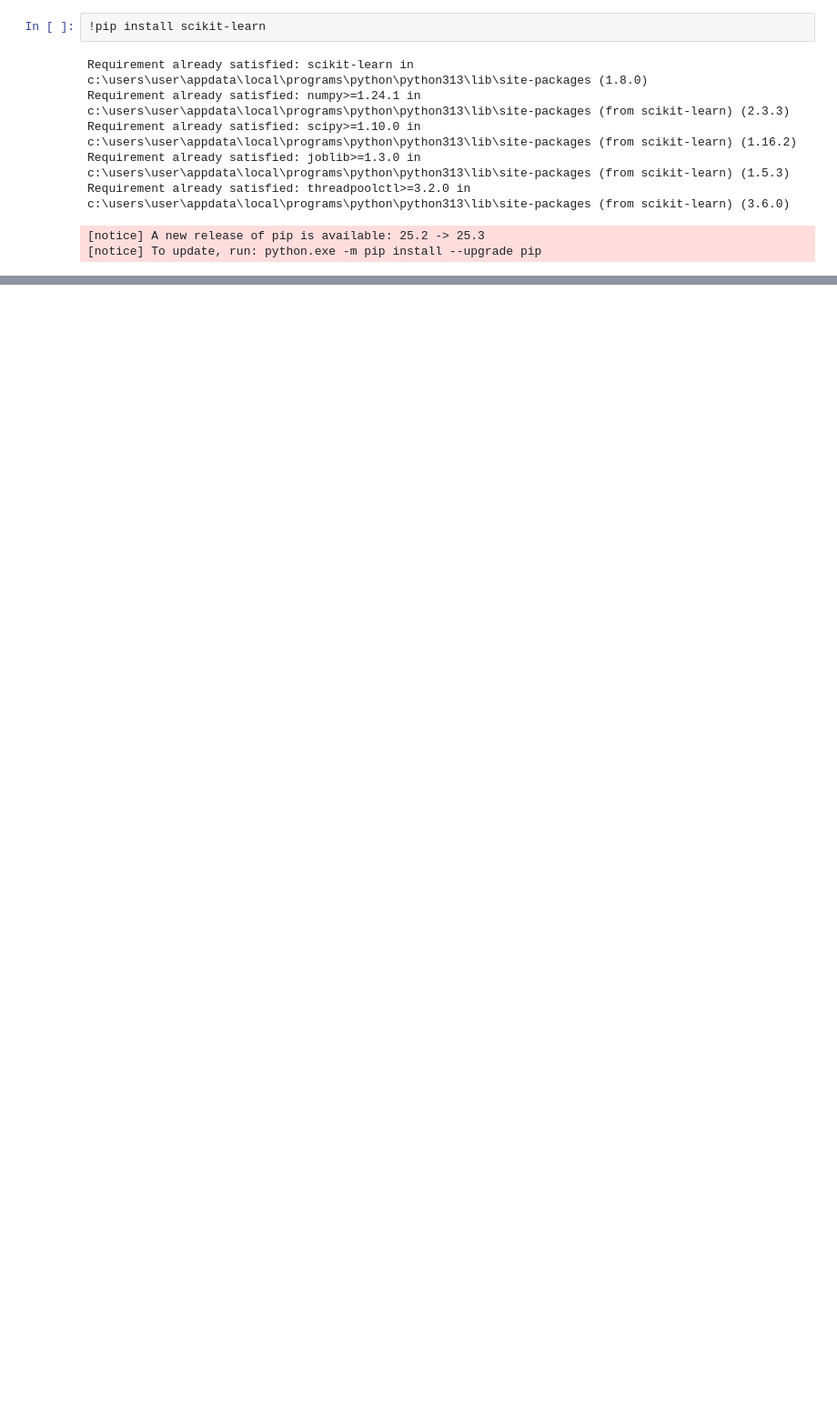
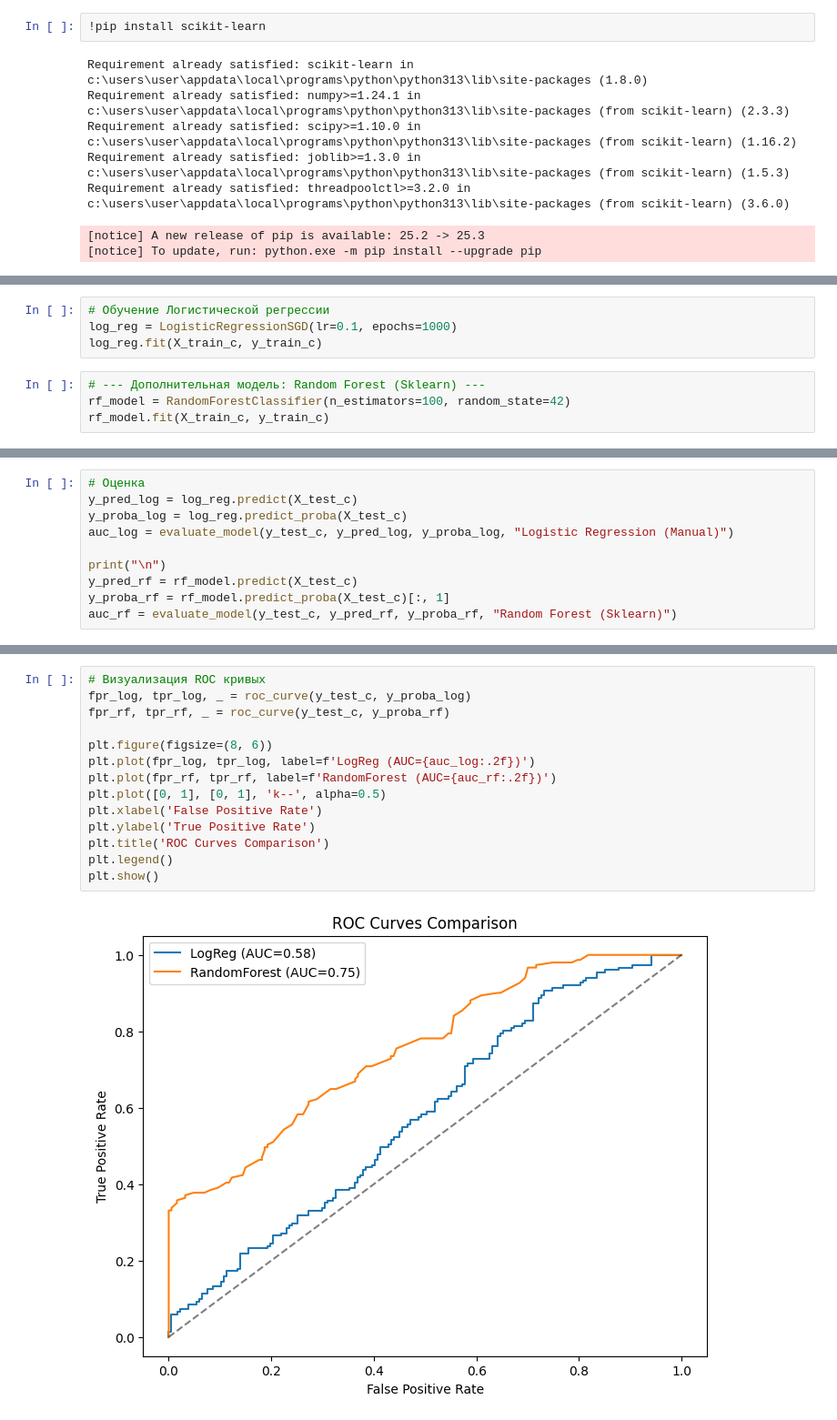
Before and after one commit to CthulhuCCoder/ML_session, a Jupyter notebook: SESSION BEL+MUB.ipynb, the cells around one changed output, grey strips where cells are left out. Shown at 91% size. Drawn from its saved outputs; the diff is of its cells as text; blank space fills up the shorter version.

```diff
--- a/SESSION BEL+MUB.ipynb
+++ b/SESSION BEL+MUB.ipynb
@@ -204,0 +196,8 @@ plt.show()
+# %%
+# Обучение Логистической регрессии
+log_reg = LogisticRegressionSGD(lr=0.1, epochs=1000)
+log_reg.fit(X_train_c, y_train_c)
+# %%
+# --- Дополнительная модель: Random Forest (Sklearn) ---
+rf_model = RandomForestClassifier(n_estimators=100, random_state=42)
+rf_model.fit(X_train_c, y_train_c)
@@ -204,0 +223,10 @@ plt.show()
+# %%
+# Оценка
+y_pred_log = log_reg.predict(X_test_c)
+y_proba_log = log_reg.predict_proba(X_test_c)
+auc_log = evaluate_model(y_test_c, y_pred_log, y_proba_log, "Logistic Regression (Manual)")
+
+print("\n")
+y_pred_rf = rf_model.predict(X_test_c)
+y_proba_rf = rf_model.predict_proba(X_test_c)[:, 1]
+auc_rf = evaluate_model(y_test_c, y_pred_rf, y_proba_rf, "Random Forest (Sklearn)")
@@ -204,0 +254,16 @@ plt.show()
+# %%
+# Визуализация ROC кривых
+fpr_log, tpr_log, _ = roc_curve(y_test_c, y_proba_log)
+fpr_rf, tpr_rf, _ = roc_curve(y_test_c, y_proba_rf)
+
+plt.figure(figsize=(8, 6))
+plt.plot(fpr_log, tpr_log, label=f'LogReg (AUC={auc_log:.2f})')
+plt.plot(fpr_rf, tpr_rf, label=f'RandomForest (AUC={auc_rf:.2f})')
+plt.plot([0, 1], [0, 1], 'k--', alpha=0.5)
+plt.xlabel('False Positive Rate')
+plt.ylabel('True Positive Rate')
+plt.title('ROC Curves Comparison')
+plt.legend()
+plt.show()
+# %% [output]
+[figure, added]
```
Also changed, not shown: parts of 21 cells of this notebook.
